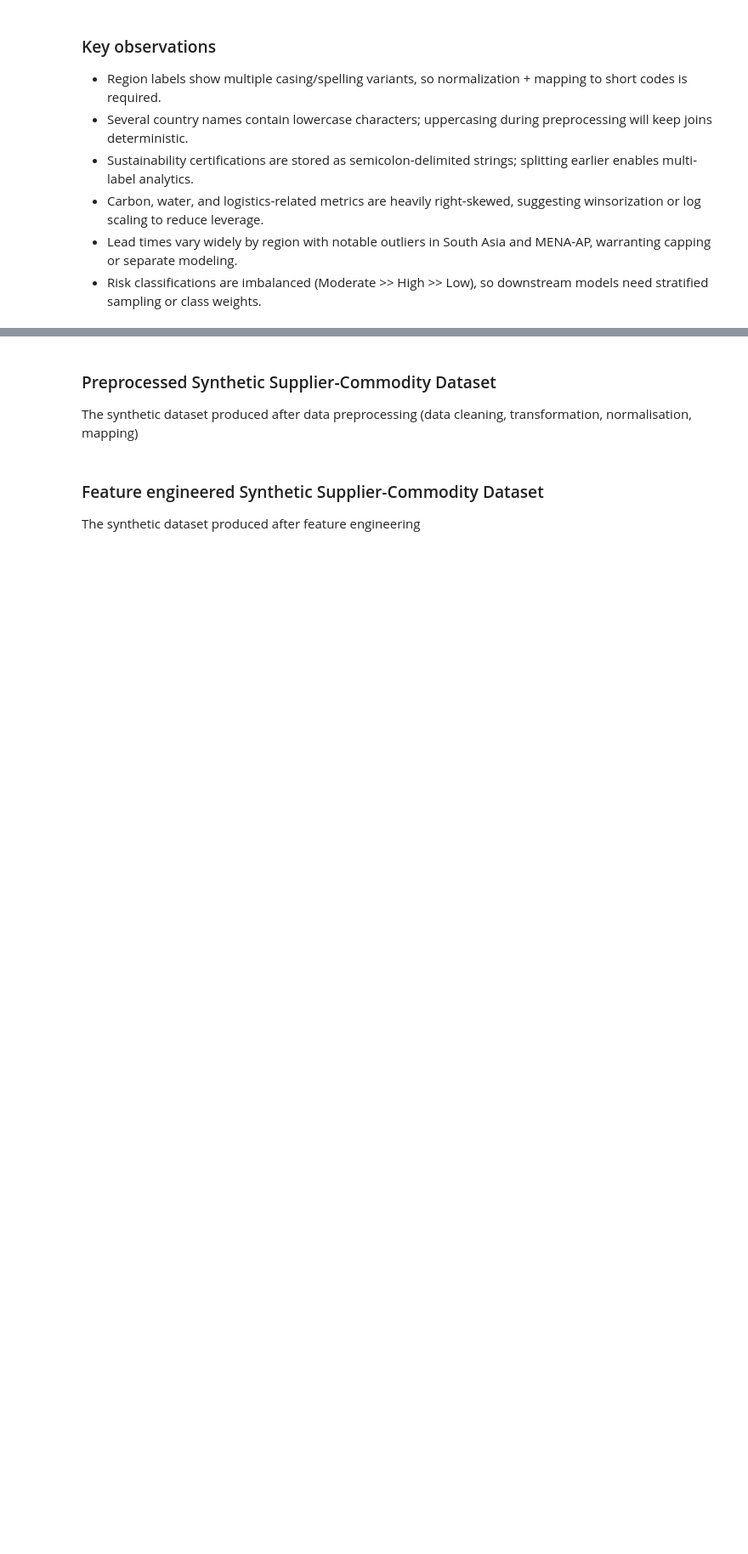
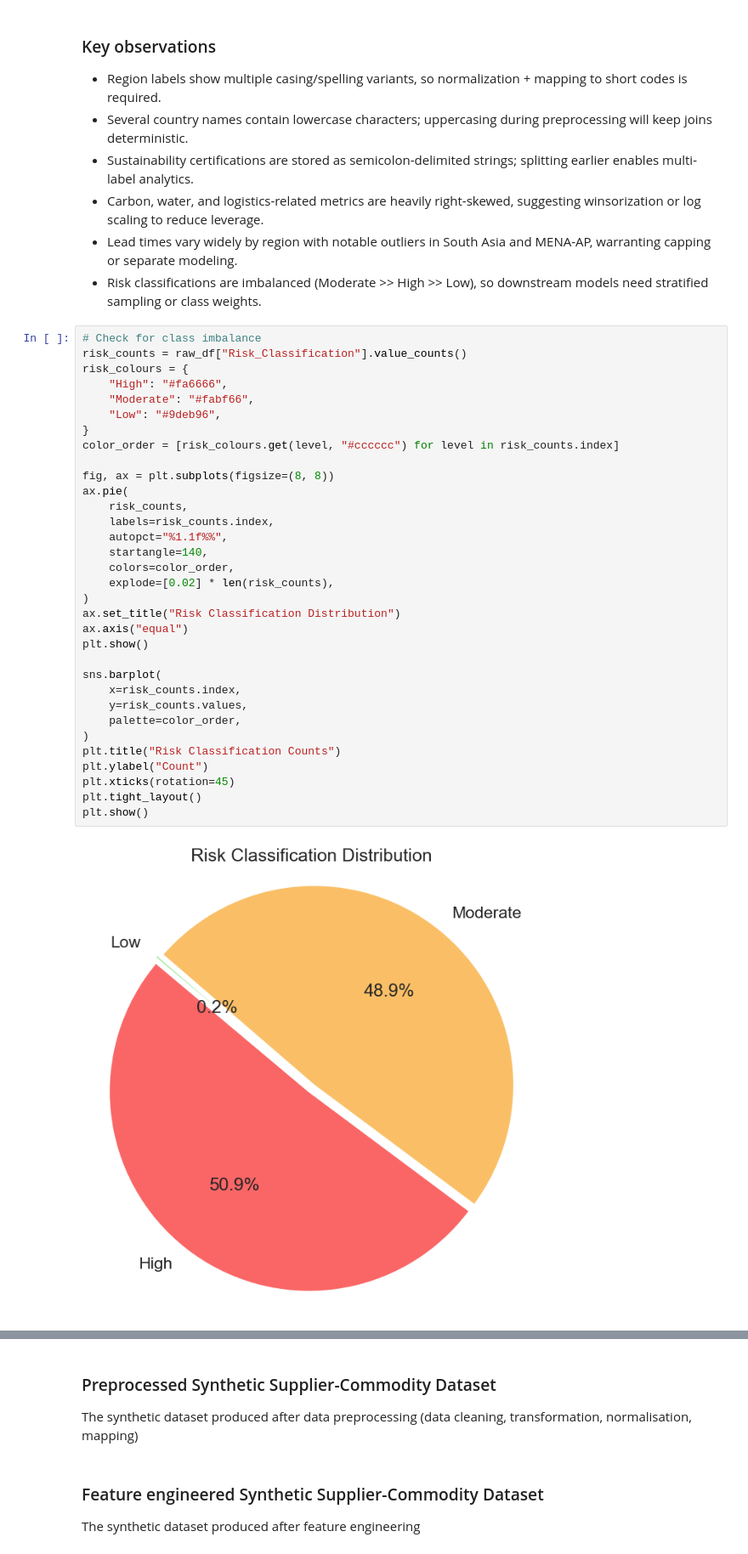
Before and after one commit to ansie27/Final-Year-Project-2025, a Jupyter notebook: notebooks/eda.ipynb, the cells around one changed output, grey strips where cells are left out. Shown at 85% size. Cells and saved outputs as stored; diff of their text form; blank space fills up the shorter version.

```diff
--- a/notebooks/eda.ipynb
+++ b/notebooks/eda.ipynb
@@ -237,3 +237,38 @@ plt.show()
 - Carbon, water, and logistics-related metrics are heavily right-skewed, suggesting winsorization or log scaling to reduce leverage.
 - Lead times vary widely by region with notable outliers in South Asia and MENA-AP, warranting capping or separate modeling.
 - Risk classifications are imbalanced (Moderate >> High >> Low), so downstream models need stratified sampling or class weights.
+# %%
+# Check for class imbalance
+risk_counts = raw_df["Risk_Classification"].value_counts()
+risk_colours = {
+    "High": "#fa6666",
+    "Moderate": "#fabf66",
+    "Low": "#9deb96",
+}
+color_order = [risk_colours.get(level, "#cccccc") for level in risk_counts.index]
+
+fig, ax = plt.subplots(figsize=(8, 8))
+ax.pie(
+    risk_counts,
+    labels=risk_counts.index,
+    autopct="%1.1f%%",
+    startangle=140,
+    colors=color_order,
+    explode=[0.02] * len(risk_counts),
+)
+ax.set_title("Risk Classification Distribution")
+ax.axis("equal")
+plt.show()
+
+sns.barplot(
+    x=risk_counts.index,
+    y=risk_counts.values,
+    palette=color_order,
+)
+plt.title("Risk Classification Counts")
+plt.ylabel("Count")
+plt.xticks(rotation=45)
+plt.tight_layout()
+plt.show()
+# %% [output]
+[figure, added]
```
Also changed, not shown: parts of 1 cell of this notebook, 1 other file.
